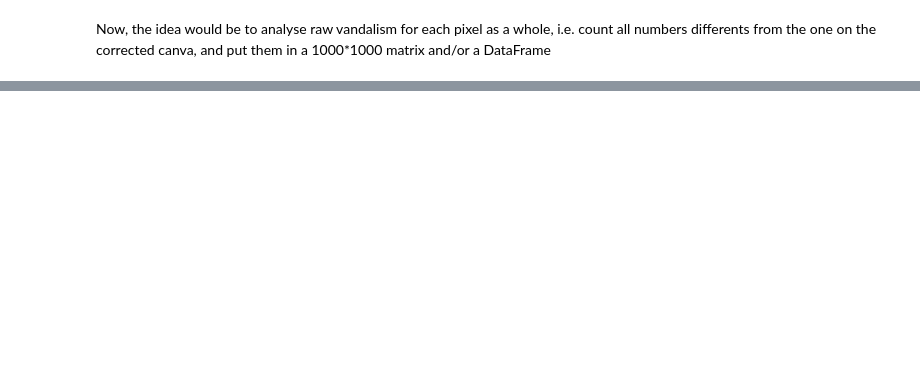
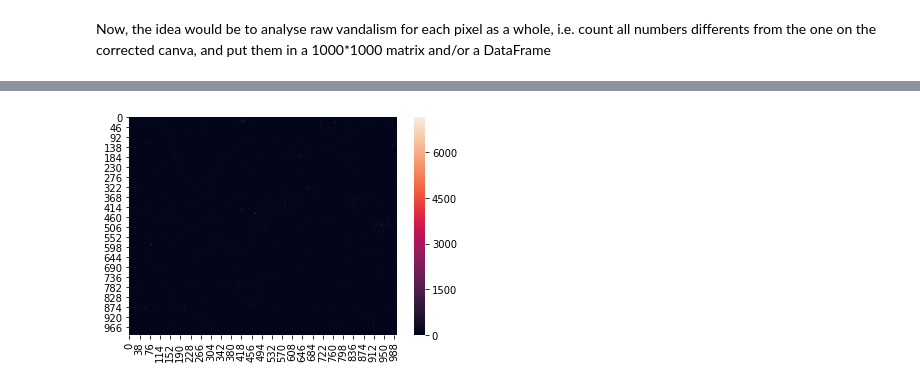
Before and after one commit to cedricviaccoz/warsonrplace, a Jupyter notebook: Data Exploration.ipynb, the cells around one changed output, grey strips where cells are left out. Saved outputs shown, nothing was run; the diff lists cells and outputs as text; code cells hidden in the pictures; blank space fills up the shorter version.

```diff
--- a/Data Exploration.ipynb
+++ b/Data Exploration.ipynb
@@ -226,0 +298,7 @@ Now, the idea would be to analyse raw vandalism for each pixel as a whole, i.e.
+# %%
+#well it is poorly distributed, let's remove the outlier
+heatMap[999][999] = 0
+ax = sns.heatmap(heatMap)
+plt.show()
+# %% [output]
+[figure, added]
```
Also changed, not shown: parts of 10 cells of this notebook.
